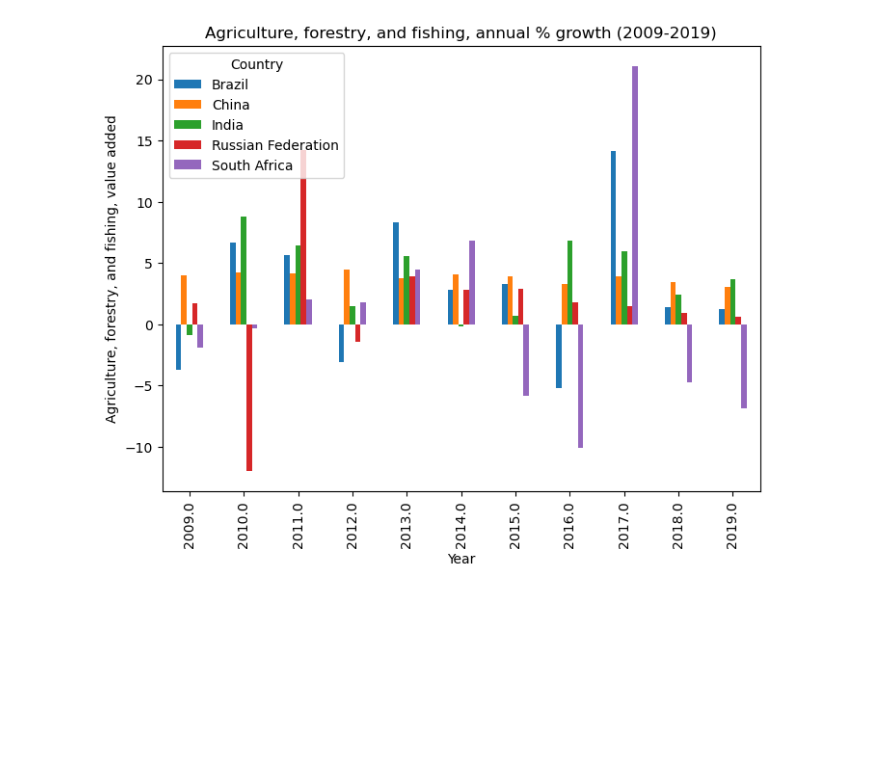
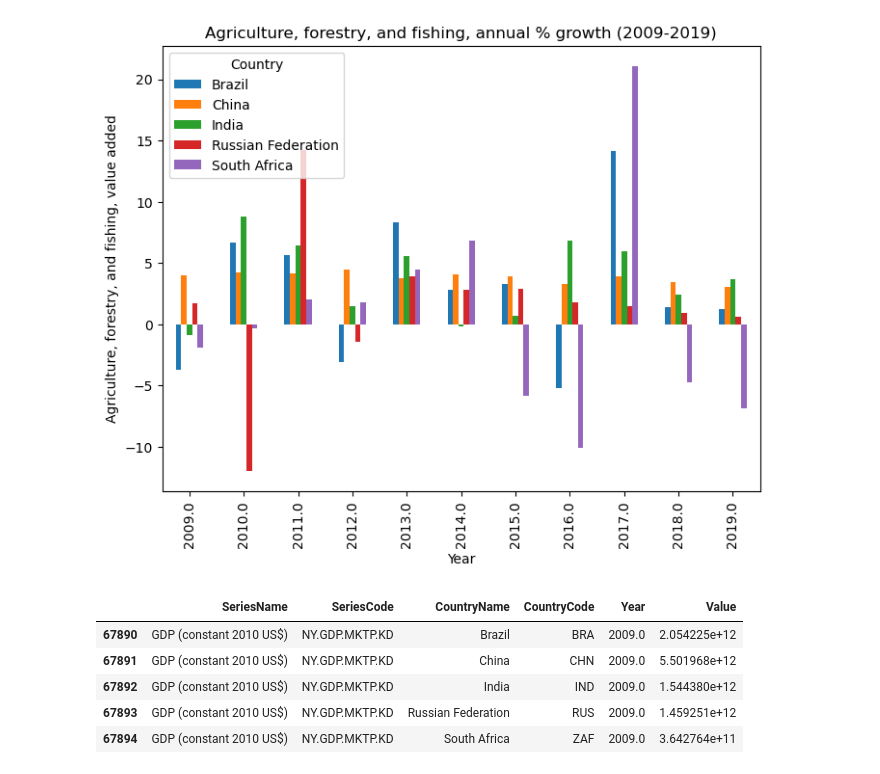
Before and after one commit to SArjaGit/BRICS_Project, a Jupyter notebook: Justin/Economic.ipynb, the cells around one changed output. Saved outputs shown, nothing was run; the diff lists cells and outputs as text; code cells hidden in the pictures; blank space fills up the shorter version.

```diff
--- a/Justin/Economic.ipynb
+++ b/Justin/Economic.ipynb
@@ -212,0 +208,13 @@ ddddd
+# %%
+# Filtering The Data for GDP (constant 2010 US$)
+gdp = filtered_economic_data[filtered_economic_data["SeriesName"].str.contains("GDP (constant 2010 US$)", case=False, regex=False)]
+
+# Showing the first five results of the Data Frame
+gdp.head()
+# %% [output]
+|  | SeriesName | SeriesCode | CountryName | CountryCode | Year | Value |
+| 67890 | GDP (constant 2010 US$) | NY.GDP.MKTP.KD | Brazil | BRA | 2009.0 | 2.054225e+12 |
+| 67891 | GDP (constant 2010 US$) | NY.GDP.MKTP.KD | China | CHN | 2009.0 | 5.501968e+12 |
+| 67892 | GDP (constant 2010 US$) | NY.GDP.MKTP.KD | India | IND | 2009.0 | 1.544380e+12 |
+| 67893 | GDP (constant 2010 US$) | NY.GDP.MKTP.KD | Russian Federation | RUS | 2009.0 | 1.459251e+12 |
+| 67894 | GDP (constant 2010 US$) | NY.GDP.MKTP.KD | South Africa | ZAF | 2009.0 | 3.642764e+11 |
```
Also changed, not shown: parts of 5 cells of this notebook.
